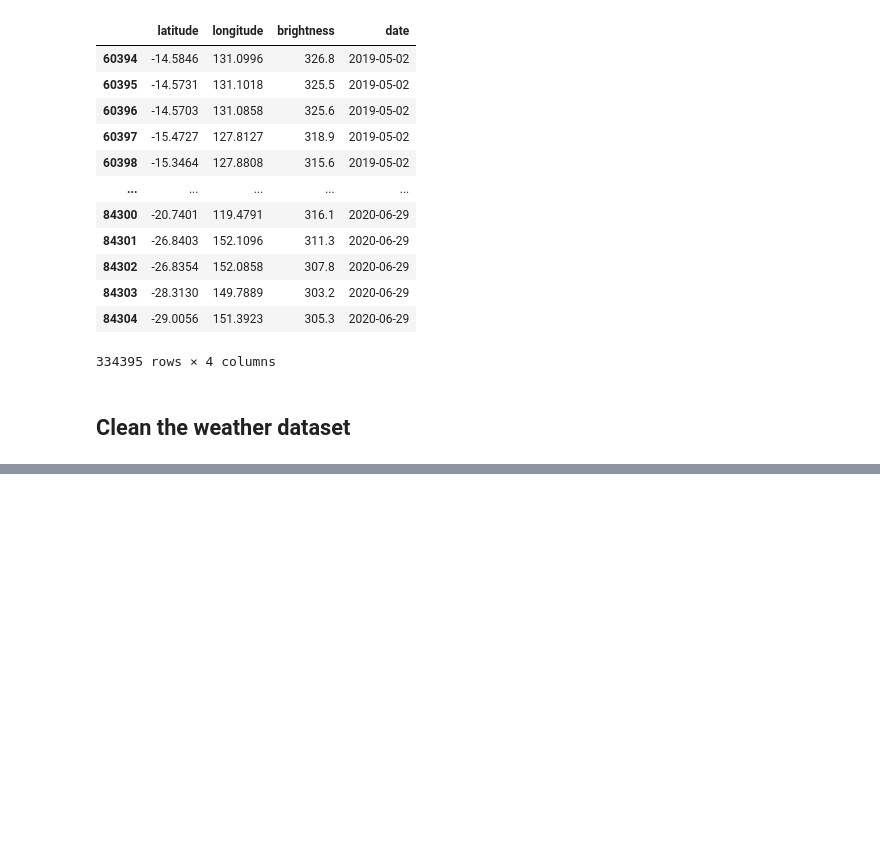
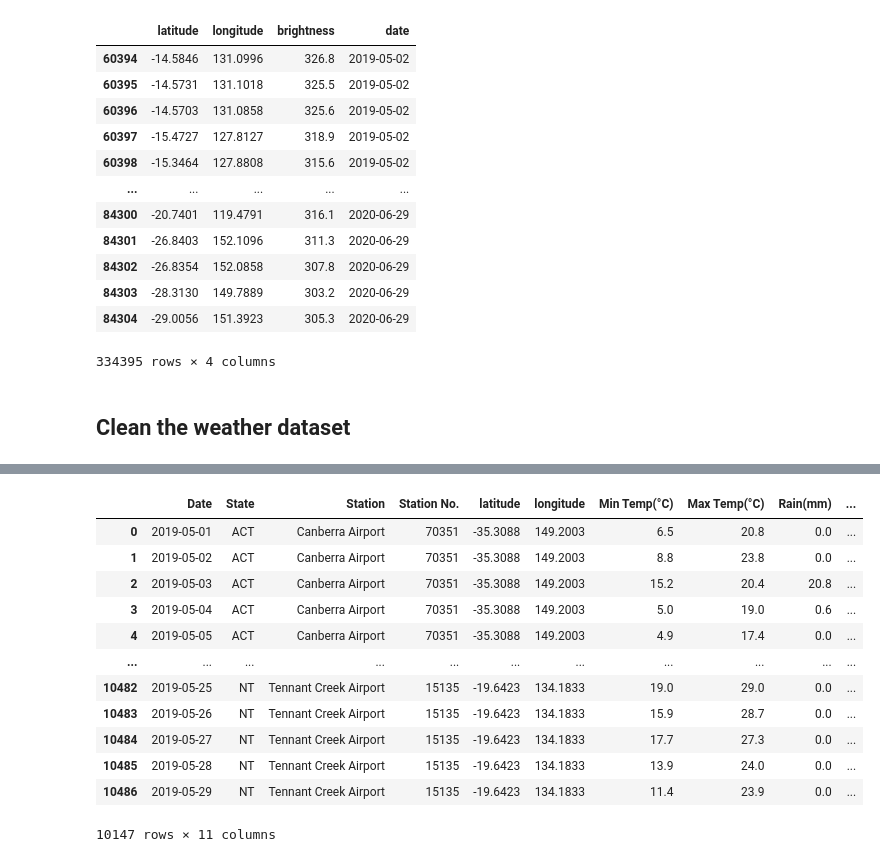
Before and after one commit to 22OVERSooN/Australian_Bushfire_Analysis, a Jupyter notebook: data_cleansing.ipynb, the cells around one changed output, grey strips where cells are left out. Cells and saved outputs as stored; diff of their text form; code cells hidden in the pictures; blank space fills up the shorter version.

Commit message:
update clean dataset

```diff
--- a/data_cleansing.ipynb
+++ b/data_cleansing.ipynb
@@ -157,0 +241,4 @@ memory usage: 2.4+ MB
+# %%
+#datetime the three columns of year,month,day
+aus_weather_final['Date'] = pd.to_datetime(aus_weather_new[["Year", "Month", "Day"]])
+aus_weather_final
@@ -158,3 +259,4 @@ memory usage: 2.4+ MB
 # %%
-aus_weather = aus_weather_new[['State','Station','Min Temp(°C)','Max Temp(°C)','Rain(mm)','Max Wind Dir','Max Wind Spd(km/h)']]
-aus_weather
+#export the final csv file
+aus_weather_final = aus_weather_final[['Date','State','Station','Station No.','Min Temp(°C)','Max Temp(°C)','Rain(mm)','Max Wind Dir','Max Wind Spd(km/h)']]
+aus_weather_final.to_csv("Resources/weather_Australia.csv")
@@ -211,4 +262,0 @@ aus_weather_final
-# %%
-
-aus_weather_final['Date'] = pd.to_datetime(aus_weather[["Year", "Month", "Date"]])
-aus_weather_final
@@ -216,0 +265,6 @@ KeyError: "None of [Index(['Year', 'Month', 'Date'], dtype='object')] are in the
+# %%
+#merge the two dataset table on the station number
+aus_weather_final["Station No."] = pd.to_numeric(aus_weather_final["Station No."])
+aus_weather_with_station = aus_weather_final.merge(weather_station_raw,left_on="Station No.",right_on='STN_NUM')
+
+aus_weather_with_station
@@ -216,0 +285,20 @@ KeyError: "None of [Index(['Year', 'Month', 'Date'], dtype='object')] are in the
+# %%
+#clean the whole dataset
+aus_weather_with_station = aus_weather_with_station.rename(columns = {'LATITUDE':'latitude','LONGITUDE':'longitude'})
+aus_weather_with_station_final = aus_weather_with_station[['Date','State','Station','Station No.','latitude','longitude','Min Temp(°C)','Max Temp(°C)','Rain(mm)','Max Wind Dir','Max Wind Spd(km/h)']]
+aus_weather_with_station_final = aus_weather_with_station_final.dropna()
+aus_weather_with_station_final
+# %% [output]
+|  | Date | State | Station | Station No. | latitude | longitude | Min Temp(°C) | Max Temp(°C) | Rain(mm) | ... |
+| 0 | 2019-05-01 | ACT | Canberra Airport | 70351 | -35.3088 | 149.2003 | 6.5 | 20.8 | 0.0 | ... |
+| 1 | 2019-05-02 | ACT | Canberra Airport | 70351 | -35.3088 | 149.2003 | 8.8 | 23.8 | 0.0 | ... |
+| 2 | 2019-05-03 | ACT | Canberra Airport | 70351 | -35.3088 | 149.2003 | 15.2 | 20.4 | 20.8 | ... |
+| 3 | 2019-05-04 | ACT | Canberra Airport | 70351 | -35.3088 | 149.2003 | 5.0 | 19.0 | 0.6 | ... |
+| 4 | 2019-05-05 | ACT | Canberra Airport | 70351 | -35.3088 | 149.2003 | 4.9 | 17.4 | 0.0 | ... |
+| ... | ... | ... | ... | ... | ... | ... | ... | ... | ... | ... |
+| 10482 | 2019-05-25 | NT | Tennant Creek Airport | 15135 | -19.6423 | 134.1833 | 19.0 | 29.0 | 0.0 | ... |
+| 10483 | 2019-05-26 | NT | Tennant Creek Airport | 15135 | -19.6423 | 134.1833 | 15.9 | 28.7 | 0.0 | ... |
+| 10484 | 2019-05-27 | NT | Tennant Creek Airport | 15135 | -19.6423 | 134.1833 | 17.7 | 27.3 | 0.0 | ... |
+| 10485 | 2019-05-28 | NT | Tennant Creek Airport | 15135 | -19.6423 | 134.1833 | 13.9 | 24.0 | 0.0 | ... |
+| 10486 | 2019-05-29 | NT | Tennant Creek Airport | 15135 | -19.6423 | 134.1833 | 11.4 | 23.9 | 0.0 | ... |
+10147 rows × 11 columns
```
Also changed, not shown: parts of 14 cells of this notebook, 4 other files.
